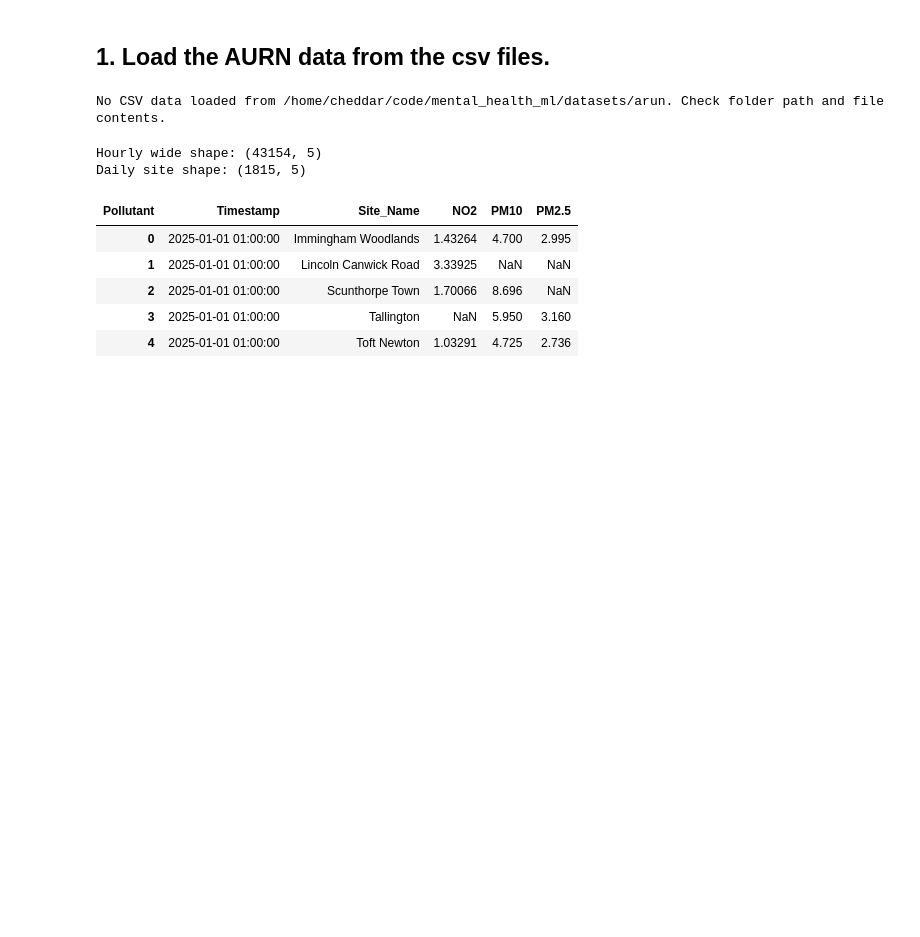
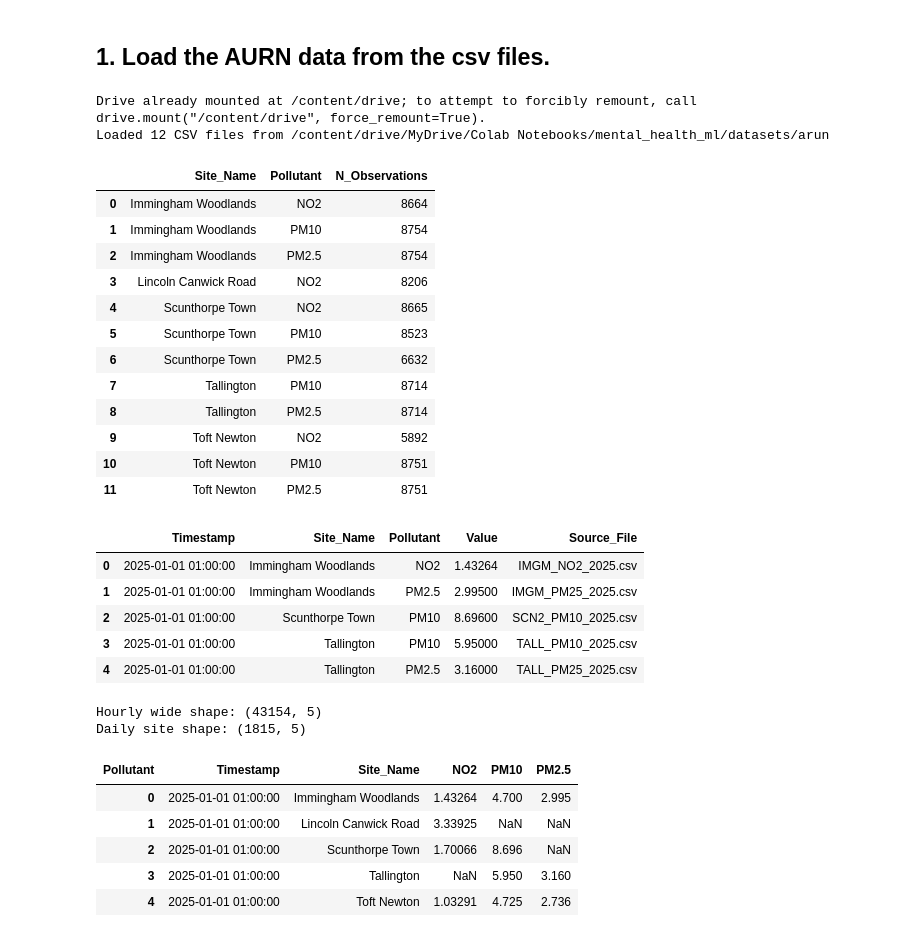
Before and after one commit to jondave/mental_health_ml, a Jupyter notebook: Mental_Health_ML.ipynb, the cells around one changed output. Drawn from its saved outputs; the diff is of its cells as text; code cells hidden in the pictures; blank space fills up the shorter version.

```diff
--- a/Mental_Health_ML.ipynb
+++ b/Mental_Health_ML.ipynb
@@ -89,6 +89,9 @@ fig.show()
 
 ## 1. Load the AURN data from the csv files.
 # %%
+from google.colab import drive
+drive.mount('/content/drive')
+
 import pandas as pd
 import numpy as np
 from pathlib import Path
@@ -96,7 +99,8 @@ from pathlib import Path
 candidate_dirs = [
     Path('code/mental_health_ml/datasets/arun'),
     Path('datasets/arun'),
-    Path('/home/cheddar/code/mental_health_ml/datasets/arun')
+    Path('/home/cheddar/code/mental_health_ml/datasets/arun'),
+    Path('/content/drive/MyDrive/Colab Notebooks/mental_health_ml/datasets/arun')
 ]
 base_dir = next((p for p in candidate_dirs if p.exists()), candidate_dirs[-1])
 
@@ -162,34 +166,54 @@ for f in files_found:
     long_df['Value'] = pd.to_numeric(long_df['Value'], errors='coerce')
 
     long_df['Timestamp'] = parse_24h_timestamp(long_df['Date'], long_df['Hour'])
     long_df = long_df.dropna(subset=['Timestamp', 'Value'])
 
     long_df['Site_Name'] = site_name
     long_df['Pollutant'] = pollutant
     long_df['Source_File'] = f.name
 
     records.append(long_df[['Timestamp', 'Site_Name', 'Pollutant', 'Value', 'Source_File']])
 
 if records:
     df_aurn = pd.concat(records, ignore_index=True).sort_values('Timestamp')
     df_aurn = df_aurn.reset_index(drop=True)
 
     availability = (
         df_aurn
         .groupby(['Site_Name', 'Pollutant'])['Value']
         .count()
         .rename('N_Observations')
         .reset_index()
         .sort_values(['Site_Name', 'Pollutant'])
     )
 
     print(f'Loaded {len(files_found)} CSV files from {base_dir.resolve()}')
     display(availability)
     display(df_aurn.head())
 else:
     print(f'No CSV data loaded from {base_dir.resolve()}. Check folder path and file contents.')
 # %% [output]
-No CSV data loaded from /home/cheddar/code/mental_health_ml/datasets/arun. Check folder path and file contents.
+Drive already mounted at /content/drive; to attempt to forcibly remount, call drive.mount("/content/drive", force_remount=True).
+Loaded 12 CSV files from /content/drive/MyDrive/Colab Notebooks/mental_health_ml/datasets/arun
+|  | Site_Name | Pollutant | N_Observations |
+| 0 | Immingham Woodlands | NO2 | 8664 |
+| 1 | Immingham Woodlands | PM10 | 8754 |
+| 2 | Immingham Woodlands | PM2.5 | 8754 |
+| 3 | Lincoln Canwick Road | NO2 | 8206 |
+| 4 | Scunthorpe Town | NO2 | 8665 |
+| 5 | Scunthorpe Town | PM10 | 8523 |
+| 6 | Scunthorpe Town | PM2.5 | 6632 |
+| 7 | Tallington | PM10 | 8714 |
+| 8 | Tallington | PM2.5 | 8714 |
+| 9 | Toft Newton | NO2 | 5892 |
+| 10 | Toft Newton | PM10 | 8751 |
+| 11 | Toft Newton | PM2.5 | 8751 |
+|  | Timestamp | Site_Name | Pollutant | Value | Source_File |
+| 0 | 2025-01-01 01:00:00 | Immingham Woodlands | NO2 | 1.43264 | IMGM_NO2_2025.csv |
+| 1 | 2025-01-01 01:00:00 | Immingham Woodlands | PM2.5 | 2.99500 | IMGM_PM25_2025.csv |
+| 2 | 2025-01-01 01:00:00 | Scunthorpe Town | PM10 | 8.69600 | SCN2_PM10_2025.csv |
+| 3 | 2025-01-01 01:00:00 | Tallington | PM10 | 5.95000 | TALL_PM10_2025.csv |
+| 4 | 2025-01-01 01:00:00 | Tallington | PM2.5 | 3.16000 | TALL_PM25_2025.csv |
 # %%
 # Pivot long-format AURN data to wide hourly features per site.
 # Input expected: df_aurn with columns [Timestamp, Site_Name, Pollutant, Value].
```
